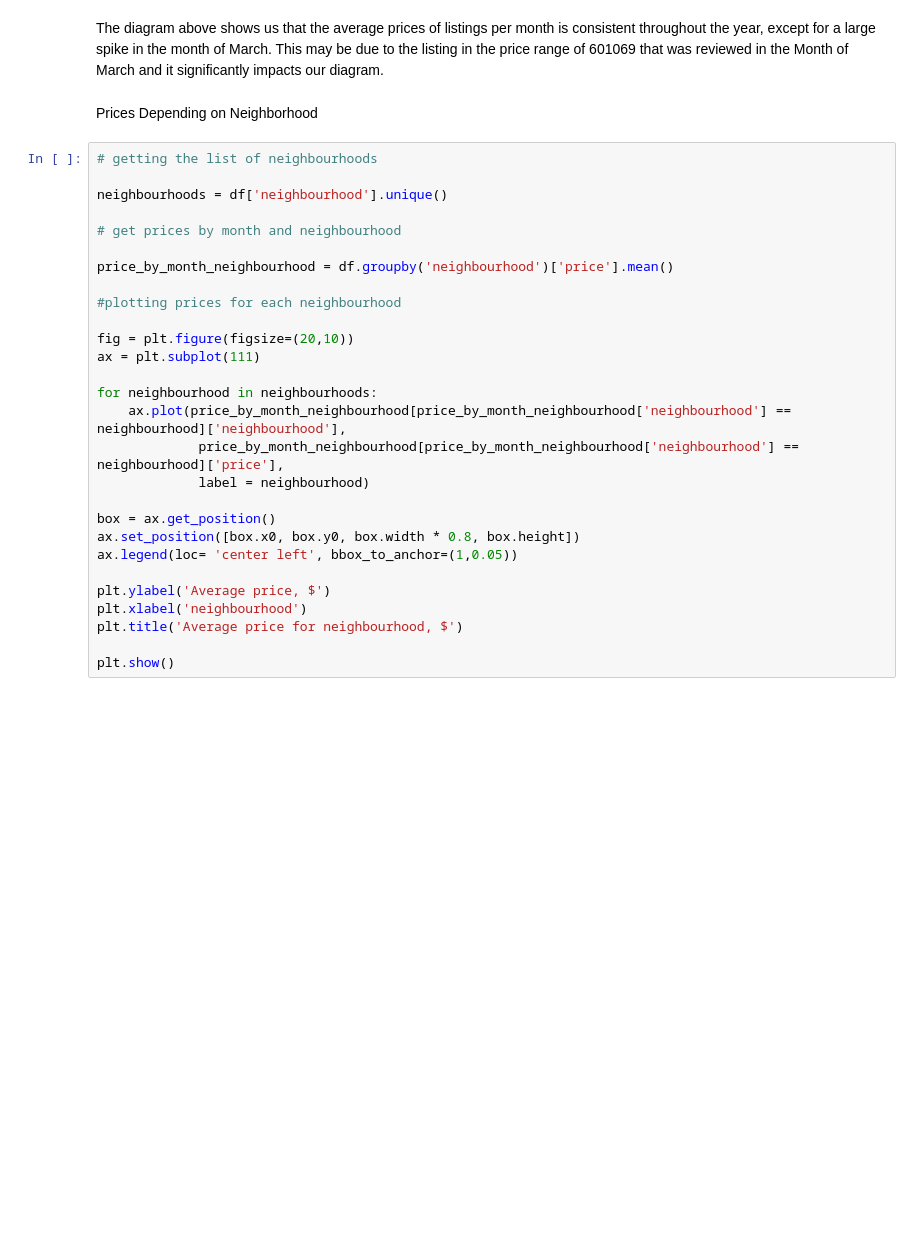
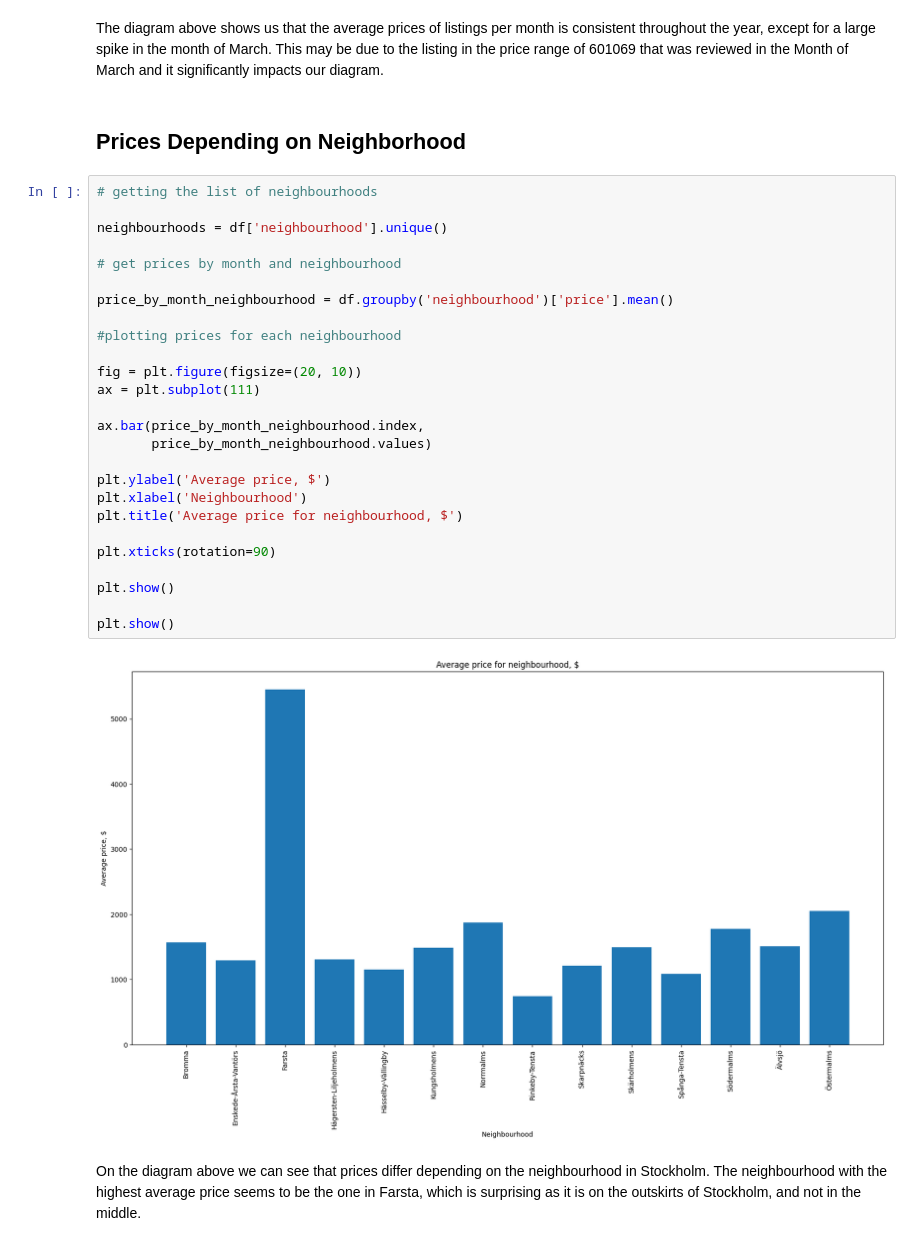
Before and after one commit to kokakokabot/Stockholm-AirBnB-Analysis, a Jupyter notebook: stockholm_airbnb.ipynb, the cells around one changed output. Cells and saved outputs as stored; diff of their text form; blank space fills up the shorter version.

```diff
--- a/stockholm_airbnb.ipynb
+++ b/stockholm_airbnb.ipynb
@@ -167,32 +159,34 @@ plt.show()
 # %% [markdown]
 The diagram above shows us that the average prices of listings per month is consistent throughout the year, except for a large spike in the month of March. This may be due to the listing in the price range of 601069 that was reviewed in the Month of March and it significantly impacts our diagram.
 # %% [markdown]
-Prices Depending on Neighborhood
+## Prices Depending on Neighborhood
 # %%
 # getting the list of neighbourhoods
 
 neighbourhoods = df['neighbourhood'].unique()
 
 # get prices by month and neighbourhood
 
 price_by_month_neighbourhood = df.groupby('neighbourhood')['price'].mean()
 
 #plotting prices for each neighbourhood
 
-fig = plt.figure(figsize=(20,10))
+fig = plt.figure(figsize=(20, 10))
 ax = plt.subplot(111)
 
-for neighbourhood in neighbourhoods:
-    ax.plot(price_by_month_neighbourhood[price_by_month_neighbourhood['neighbourhood'] == neighbourhood]['neighbourhood'],
-             price_by_month_neighbourhood[price_by_month_neighbourhood['neighbourhood'] == neighbourhood]['price'],
-             label = neighbourhood)
-
-box = ax.get_position()
-ax.set_position([box.x0, box.y0, box.width * 0.8, box.height])
-ax.legend(loc= 'center left', bbox_to_anchor=(1,0.05))
+ax.bar(price_by_month_neighbourhood.index,
+       price_by_month_neighbourhood.values)
 
 plt.ylabel('Average price, $')
-plt.xlabel('neighbourhood')
+plt.xlabel('Neighbourhood')
 plt.title('Average price for neighbourhood, $')
 
+plt.xticks(rotation=90)
+
 plt.show()
+
+plt.show()
+# %% [output]
+[figure, added]
+# %% [markdown]
+On the diagram above we can see that prices differ depending on the neighbourhood in Stockholm. The neighbourhood with the highest average price seems to be the one in Farsta, which is surprising as it is on the outskirts of Stockholm, and not in the middle.
```
Also changed, not shown: parts of 8 cells of this notebook.
